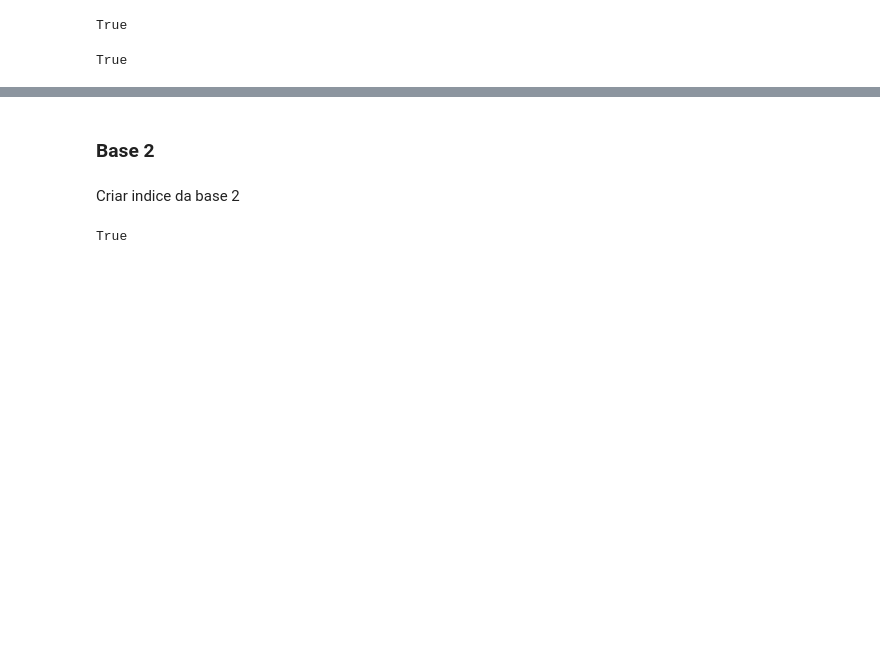
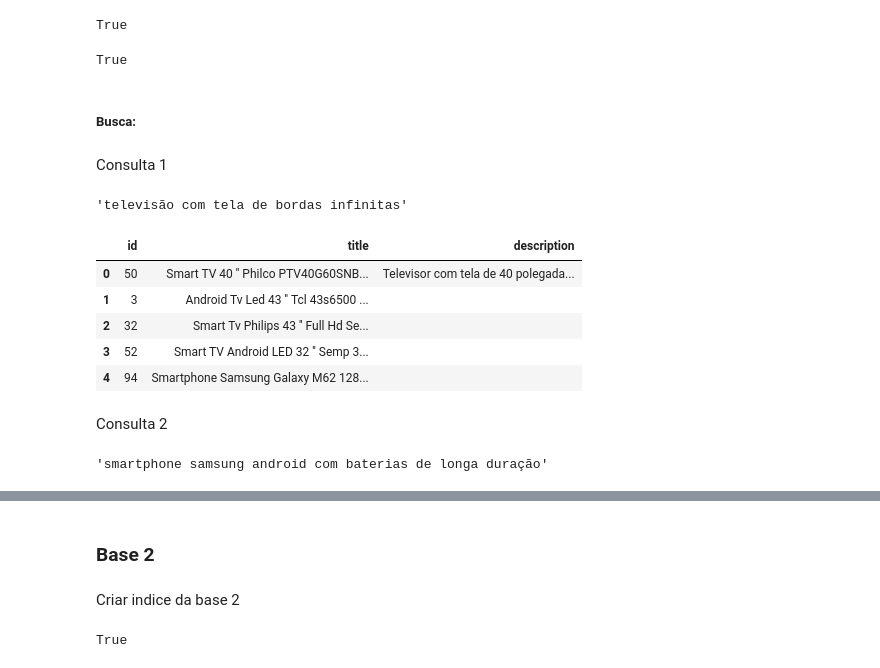
Before and after one commit to johnnyy/Recuperacao-Inteligente-de-Informacao, a Jupyter notebook: indexacao e busca/indexacao e busca.ipynb, the cells around one changed output, grey strips where cells are left out. Cells and saved outputs as stored; diff of their text form; code cells hidden in the pictures; blank space fills up the shorter version.

Commit message:
busca

```diff
--- a/indexacao e busca/indexacao e busca.ipynb
+++ b/indexacao e busca/indexacao e busca.ipynb
@@ -49,14 +49,17 @@ def create_request_document(json_text, index):
     }
 
 
-def request_search(query, size):
+def request_search(query):
     return {
-        "_source": ["id"],
-        "from": 0,
-        "size": size,
-        "query": {"match": {"corpus": query}},
-    }
-
+        "from":0, "size":107,
+        "_source": ["id", "title", "description"],
+            "query":{
+                "multi_match": {
+                    "query":    query,
+                    "fields": ["title", "description"]
+                }
+            }
+        }
 
 def request_match_all():
     body = {"query": {"match_all": {}}}
@@ -94,9 +97,8 @@ class Elasticsearch_service:
     def delete_index(self):
         self.es.indices.delete(index=self.index_name)
 
-    def search(self, query, topk=40):
-
-        request_body = request_search(query, topk)
+    def search(self, query):
+        request_body = request_search(query)
         try:
             text_return = self.es.search(
                 body=request_body, index=self.index_name, request_timeout=self.timeout
@@ -106,7 +108,7 @@ class Elasticsearch_service:
 
         hits = []
         for hit in text_return["hits"]["hits"]:
-            hits.append(hit["_source"]["id"])
+            hits.append({"id": hit["_source"]["id"],"title": hit["_source"]["title"], "description": hit["_source"]["description"]})
 
         return hits
 # %% [markdown]
@@ -168,6 +170,9 @@ Base1 = create_base(df, [])
 Base2 = create_base(df, ['stopwords'])
 Base3 = create_base(df, ['stemming'])
 Base4 = create_base(df, ['stopwords','stemming'])
+# %%
+consulta_1 = "televisão com tela de bordas infinitas"
+consulta_2 = "smartphone samsung android com baterias de longa duração"
 # %% [markdown]
 ### Base 1
 # %%
@@ -183,3 +188,5 @@ True
 es.indexing(b1)
 # %% [output]
 True
+# %% [markdown]
+##### Busca:
@@ -185,0 +195,17 @@ True
+# %% [markdown]
+Consulta 1
+# %%
+consulta_1
+# %% [output]
+'televisão com tela de bordas infinitas'
+# %%
+df_consulta1 = es.search(consulta_1)
+df_consulta1 = pd.DataFrame(df_consulta1)
+df_consulta1.head()
+# %% [output]
+|  | id | title | description |
+| 0 | 50 | Smart TV 40 '' Philco PTV40G60SNB... | Televisor com tela de 40 polegada... |
+| 1 | 3 | Android Tv Led 43 '' Tcl 43s6500 ... |  |
+| 2 | 32 | Smart Tv Philips 43 '' Full Hd Se... |  |
+| 3 | 52 | Smart TV Android LED 32 '' Semp 3... |  |
+| 4 | 94 | Smartphone Samsung Galaxy M62 128... |  |
@@ -185,0 +214,6 @@ True
+# %% [markdown]
+Consulta 2
+# %%
+consulta_2
+# %% [output]
+'smartphone samsung android com baterias de longa duração'
```
Also changed, not shown: parts of 37 cells of this notebook, 1 other file.
